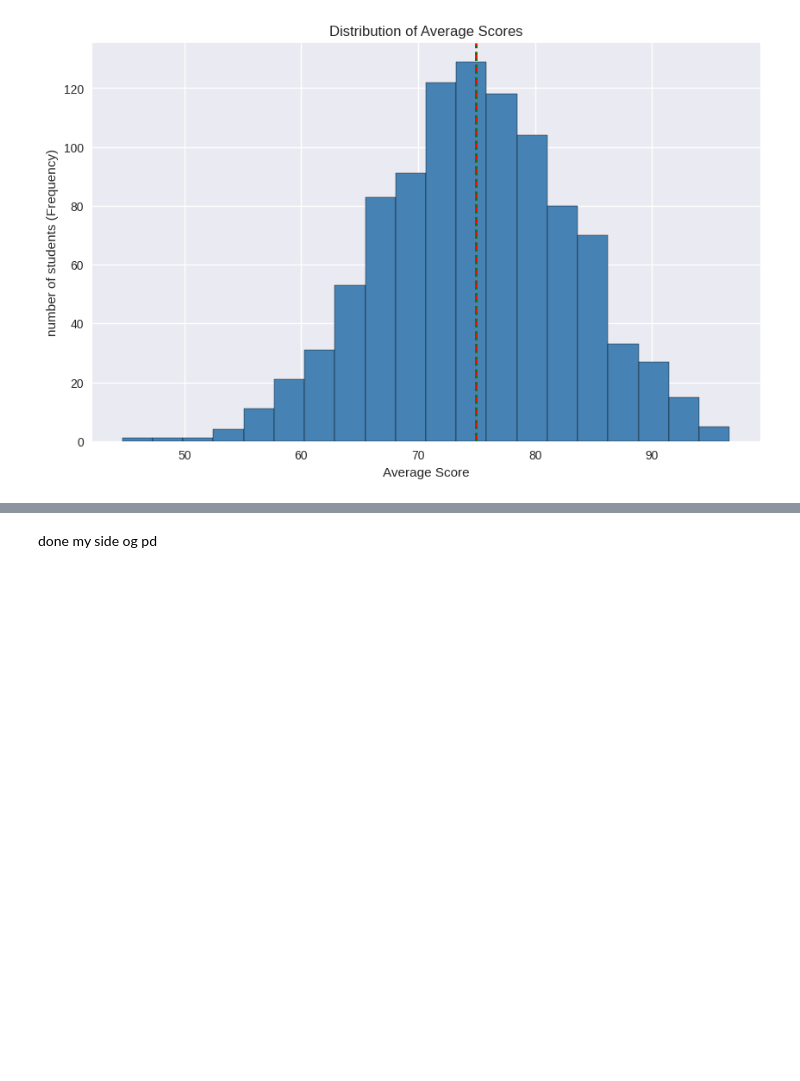
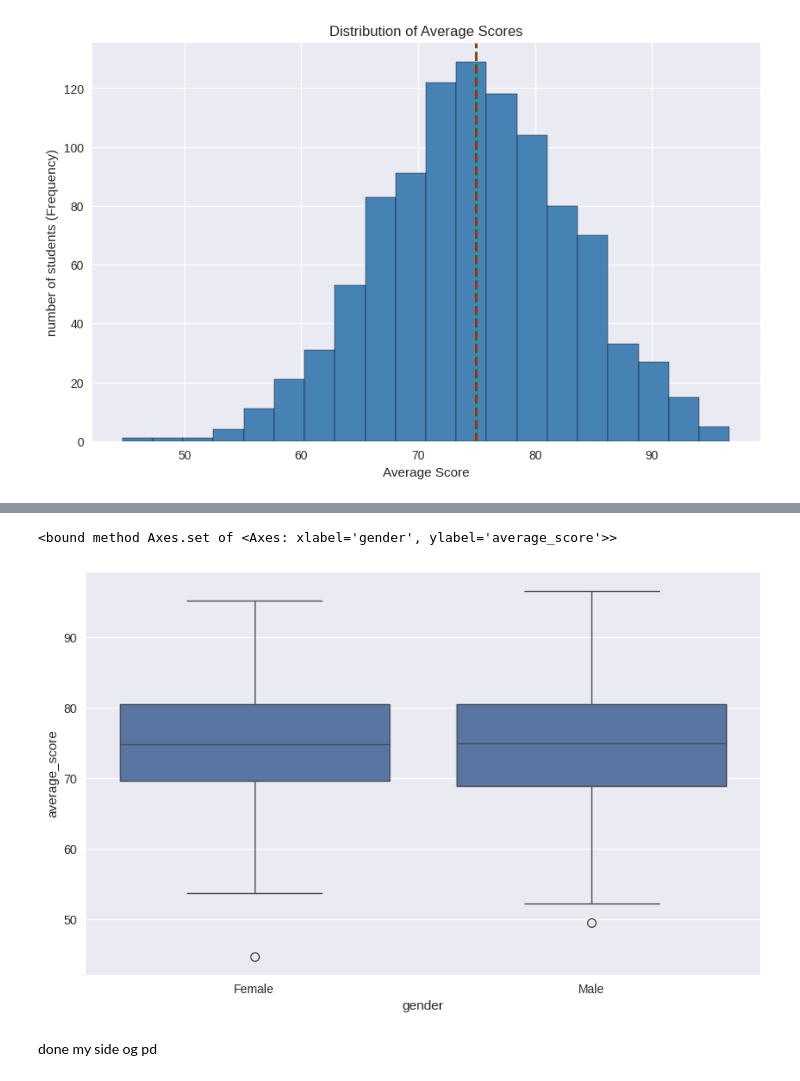
Before and after one commit to vaibhavjaybhaye09/AI_ML, a Jupyter notebook: Welcome_To_Colab.ipynb, the cells around one changed output, grey strips where cells are left out. Drawn from its saved outputs; the diff is of its cells as text; code cells hidden in the pictures; blank space fills up the shorter version.

```diff
--- a/Welcome_To_Colab.ipynb
+++ b/Welcome_To_Colab.ipynb
@@ -165,2 +204,10 @@ ax.grid(True,)
+# %%
+fig, ax = plt.subplots(figsize=(10,6))
+sns.boxplot(data = df,x='gender',y='average_score',ax=ax)
+
+ax.set
+# %% [output]
+<bound method Axes.set of <Axes: xlabel='gender', ylabel='average_score'>>
+[figure, added]
 # %% [markdown]
 done my side og pd
```
Also changed, not shown: parts of 5 cells of this notebook.
